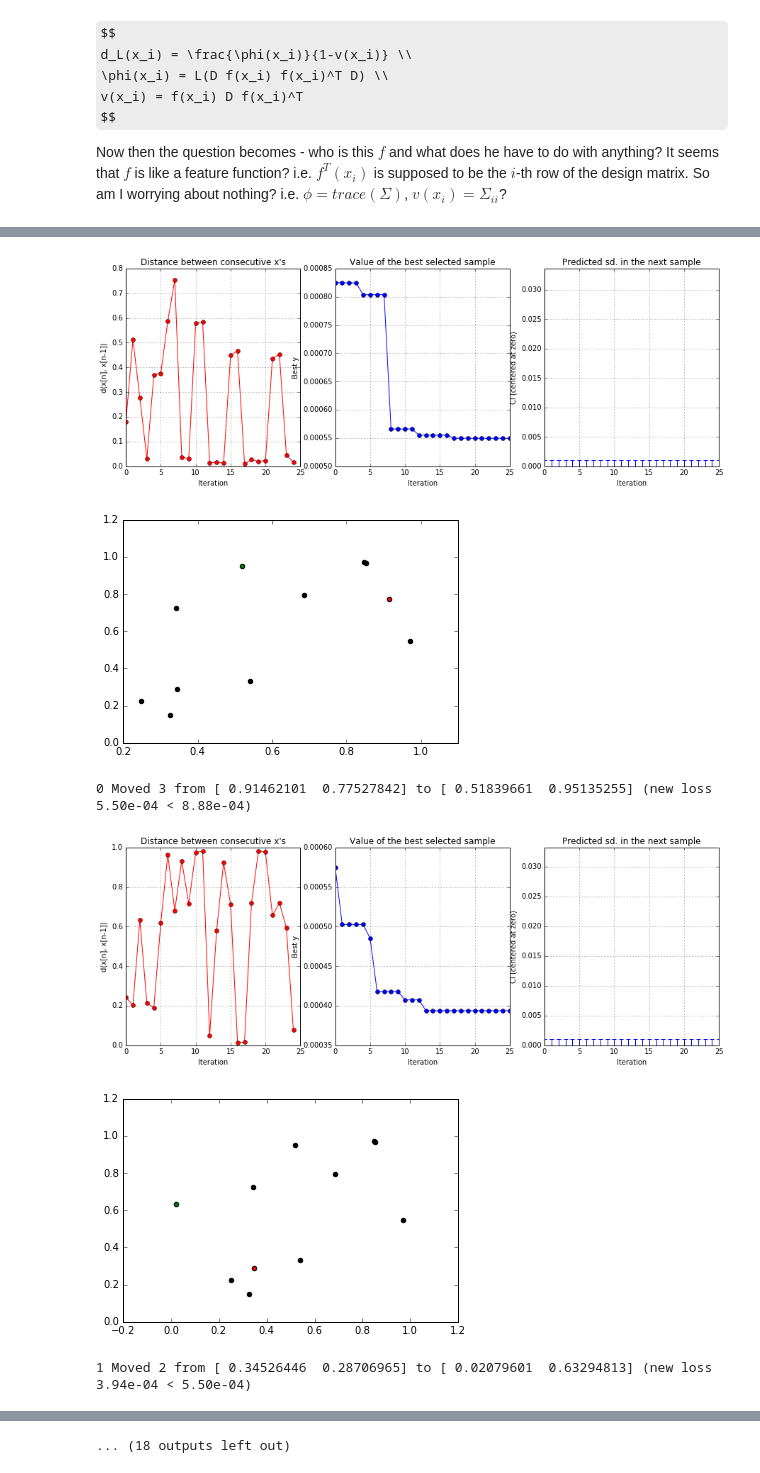
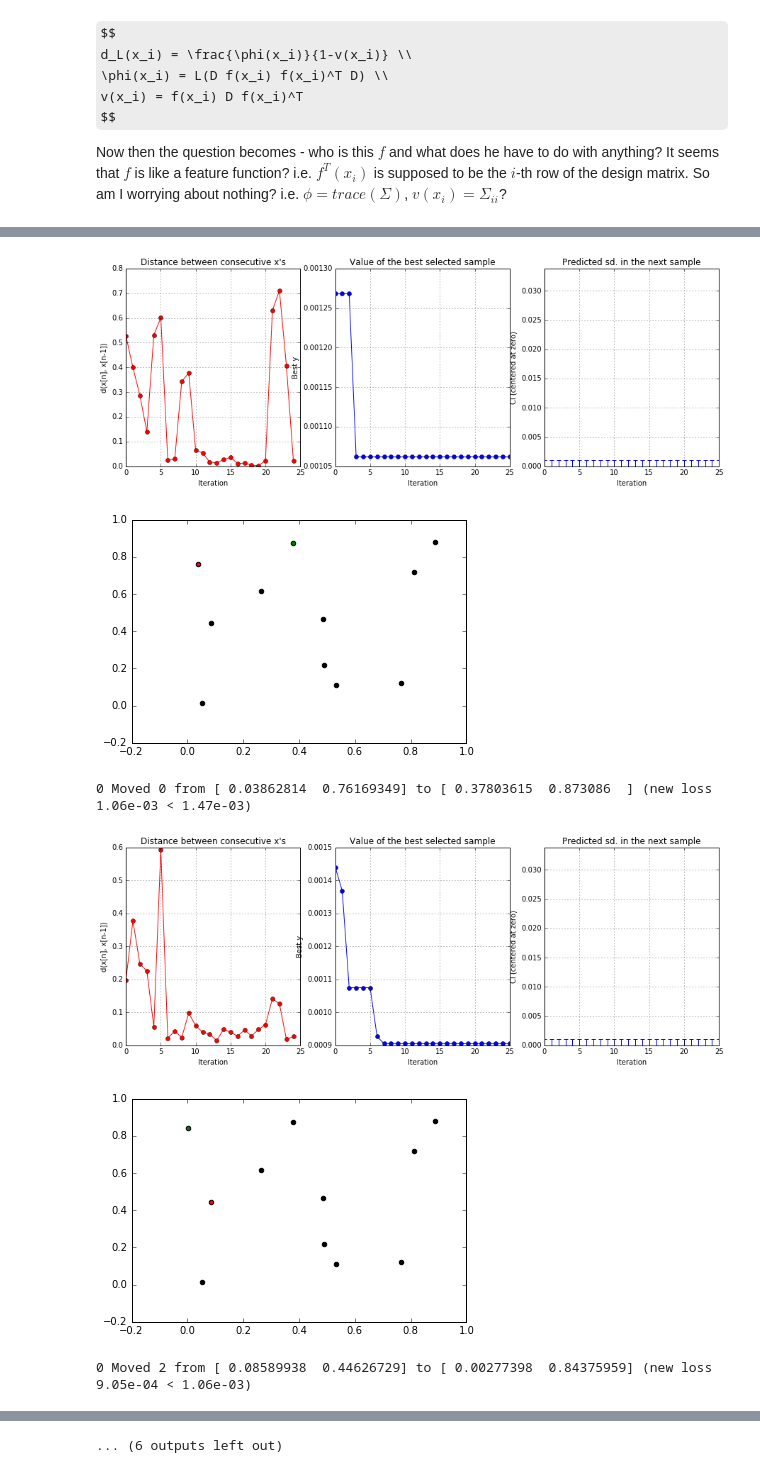
Before and after one commit to jcockayne/bayesian_pdes, a Jupyter notebook: notebooks/ACE_Stable_Wave_2d.ipynb, the cells around one changed output, grey strips where cells are left out. Drawn from its saved outputs; the diff is of its cells as text; code cells hidden in the pictures; some formulas as TeX source.

```diff
--- a/notebooks/ACE_Stable_Wave_2d.ipynb
+++ b/notebooks/ACE_Stable_Wave_2d.ipynb
@@ -87,13 +87,15 @@ def design_space(d):
     return np.c_[xs, ys]
 
 # using just the trace here!
-def get_cov(points):
+def get_cov(points, at_points=None):
+    if at_points is None:
+        at_points = test_space
     if points.shape == (2,):
         points = points.reshape((1,2))
     obs = rhs(points)
     posterior = bpdes.collocate(ops, ops_bar, k, [[x], [y]], [(points, obs), bdy_obs], op_cache)
     #cov = np.array([posterior(test_space[i,:].reshape((1,2)))[1][0,0] for i in xrange(len(test_space))])
-    cov = posterior.diagonal_covariance(test_space)
+    cov = posterior.diagonal_covariance(at_points)
     #_,cov = posterior(test_space)
     return cov
 
@@ -123,7 +127,7 @@ n_points = 10
 initial_design = random_design(n_points)
 # %%
 def pseudo_deletion(points, loss):
-    cov = get_cov_at(points, points)
+    cov = get_cov(points, points)
     return cov.ravel()
 # %%
 plt.scatter(initial_design[:,0], initial_design[:,1])
@@ -136,18 +140,18 @@ orig_posterior = bpdes.collocate(ops, ops_bar, k, [[x], [y]], [(initial_design,
 # %%
 optimal_design = bd.ace(
     initial_design,
-    1,
+    2,
     10,
     loss,
     optimizer,
-    deletion_function=None,
+    deletion_function=pseudo_deletion,
     terminate_rejects=1,
     debug=True
 )
 # %% [output]
-[figure, old version]
+[figure, new version]
-[figure, old version]
+[figure, new version]
-0 Moved 3 from [ 0.91462101  0.77527842] to [ 0.51839661  0.95135255] (new loss 5.50e-04 < 8.88e-04)
+0 Moved 0 from [ 0.03862814  0.76169349] to [ 0.37803615  0.873086  ] (new loss 1.06e-03 < 1.47e-03)
-[figure, old version]
+[figure, new version]
-[figure, old version]
+[figure, new version]
-1 Moved 2 from [ 0.34526446  0.28706965] to [ 0.02079601  0.63294813] (new loss 3.94e-04 < 5.50e-04)
+0 Moved 2 from [ 0.08589938  0.44626729] to [ 0.00277398  0.84375959] (new loss 9.05e-04 < 1.06e-03)
@@ -160,4 +164,4 @@ optimal_design = bd.ace(
-... (18 outputs left out)
+... (6 outputs left out)
 # %%
 initial_posterior = bpdes.collocate(ops, ops_bar, k, None, [(initial_design, rhs(initial_design)), bdy_obs], op_cache)
 optimal_posterior = bpdes.collocate(ops, ops_bar, k, None, [(optimal_design, rhs(optimal_design)), bdy_obs], op_cache)
```
Also changed, not shown: parts of 5 cells of this notebook, 1 other file.
